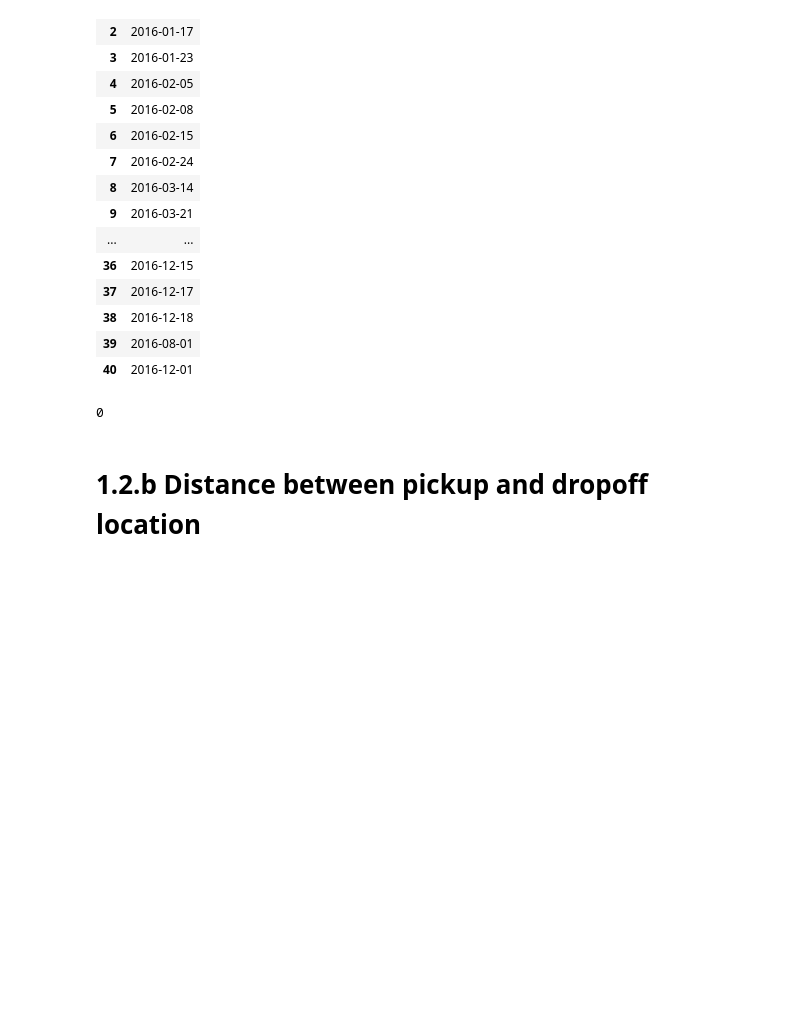
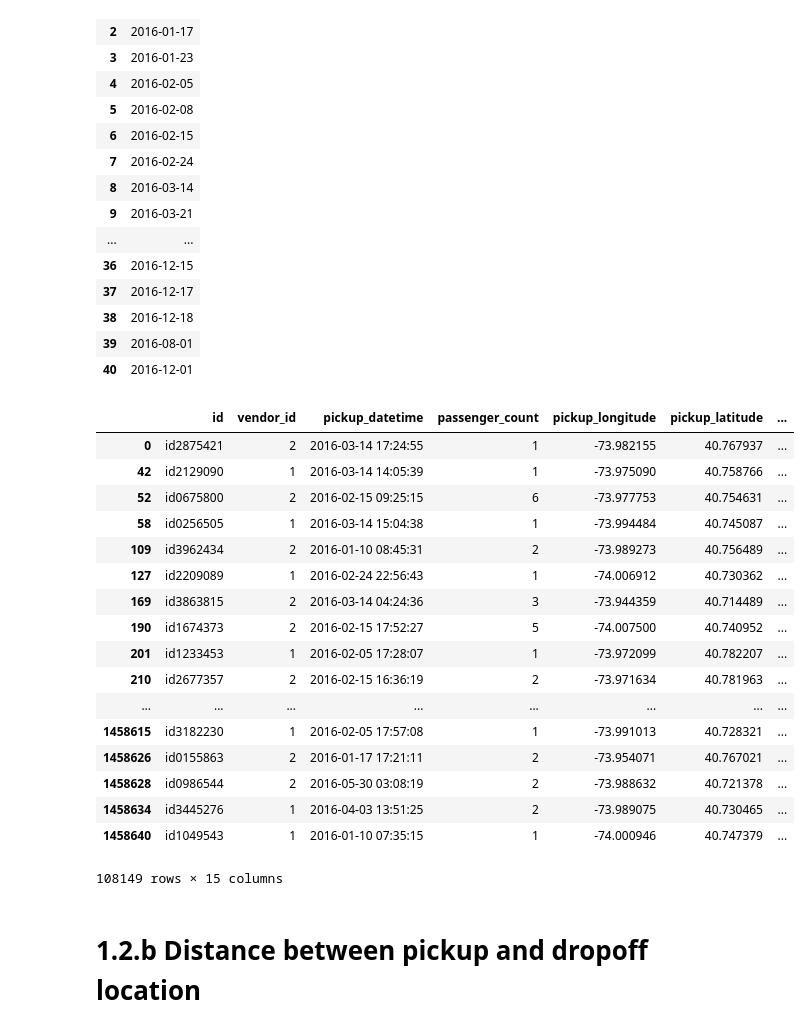
Before and after one commit to jungi21cc/taxi, a Jupyter notebook: JK/taxi_V5.0.ipynb, the cells around one changed output. Cells and saved outputs as stored; diff of their text form; code cells hidden in the pictures; blank space fills up the shorter version.

```diff
--- a/JK/taxi_V5.0.ipynb
+++ b/JK/taxi_V5.0.ipynb
@@ -370,6 +357,0 @@ print(x)
-# %%
-for i in holi.date:
-    if i is in train.pickup_datetime:
-        train['holiday'] = 1
-    else:
-        train['holiday'] = 0
@@ -378,5 +358 @@ ValueError: The truth value of a Series is ambiguous. Use a.empty, a.bool(), a.i
-# %%
-for i in range(len(train)):
-    if train.pickup_datetime[i] == holi.date:
-        train['holiday'] = 1
 # %%
@@ -449,8 +425,27 @@ new1
 | 38 | 2016-12-18 |
 | 39 | 2016-08-01 |
 | 40 | 2016-12-01 |
-# %%
-(train.pickup_datetime.apply(lambda x : x.date()) == new1.date.sort_index(inplace=True)).sum()
-# %% [output]
-0
+# %%
+select_date = list(new1["date"].astype("str"))
+weather = train.pickup_datetime.apply(lambda x : str(x.date())).isin(select_date)
+train["weather"] = weather
+# %% [output]
+|  | id | vendor_id | pickup_datetime | passenger_count | pickup_longitude | pickup_latitude | ... |
+| 0 | id2875421 | 2 | 2016-03-14 17:24:55 | 1 | -73.982155 | 40.767937 | ... |
+| 42 | id2129090 | 1 | 2016-03-14 14:05:39 | 1 | -73.975090 | 40.758766 | ... |
+| 52 | id0675800 | 2 | 2016-02-15 09:25:15 | 6 | -73.977753 | 40.754631 | ... |
+| 58 | id0256505 | 1 | 2016-03-14 15:04:38 | 1 | -73.994484 | 40.745087 | ... |
+| 109 | id3962434 | 2 | 2016-01-10 08:45:31 | 2 | -73.989273 | 40.756489 | ... |
+| 127 | id2209089 | 1 | 2016-02-24 22:56:43 | 1 | -74.006912 | 40.730362 | ... |
+| 169 | id3863815 | 2 | 2016-03-14 04:24:36 | 3 | -73.944359 | 40.714489 | ... |
+| 190 | id1674373 | 2 | 2016-02-15 17:52:27 | 5 | -74.007500 | 40.740952 | ... |
+| 201 | id1233453 | 1 | 2016-02-05 17:28:07 | 1 | -73.972099 | 40.782207 | ... |
+| 210 | id2677357 | 2 | 2016-02-15 16:36:19 | 2 | -73.971634 | 40.781963 | ... |
+| ... | ... | ... | ... | ... | ... | ... | ... |
+| 1458615 | id3182230 | 1 | 2016-02-05 17:57:08 | 1 | -73.991013 | 40.728321 | ... |
+| 1458626 | id0155863 | 2 | 2016-01-17 17:21:11 | 2 | -73.954071 | 40.767021 | ... |
+| 1458628 | id0986544 | 2 | 2016-05-30 03:08:19 | 2 | -73.988632 | 40.721378 | ... |
+| 1458634 | id3445276 | 1 | 2016-04-03 13:51:25 | 2 | -73.989075 | 40.730465 | ... |
+| 1458640 | id1049543 | 1 | 2016-01-10 07:35:15 | 1 | -74.000946 | 40.747379 | ... |
+108149 rows × 15 columns
 # %%
```
Also changed, not shown: parts of 17 cells of this notebook, 6 other files.
